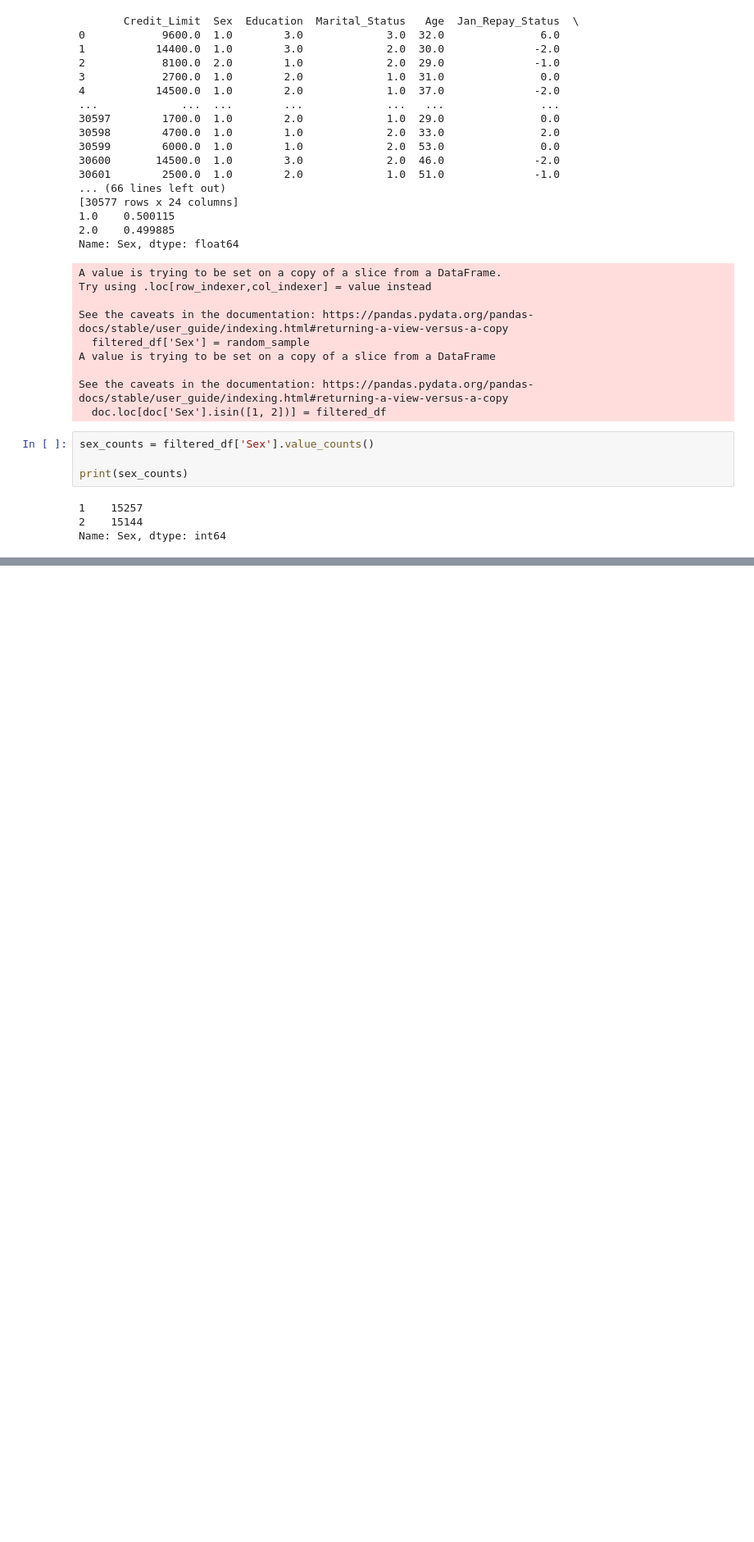
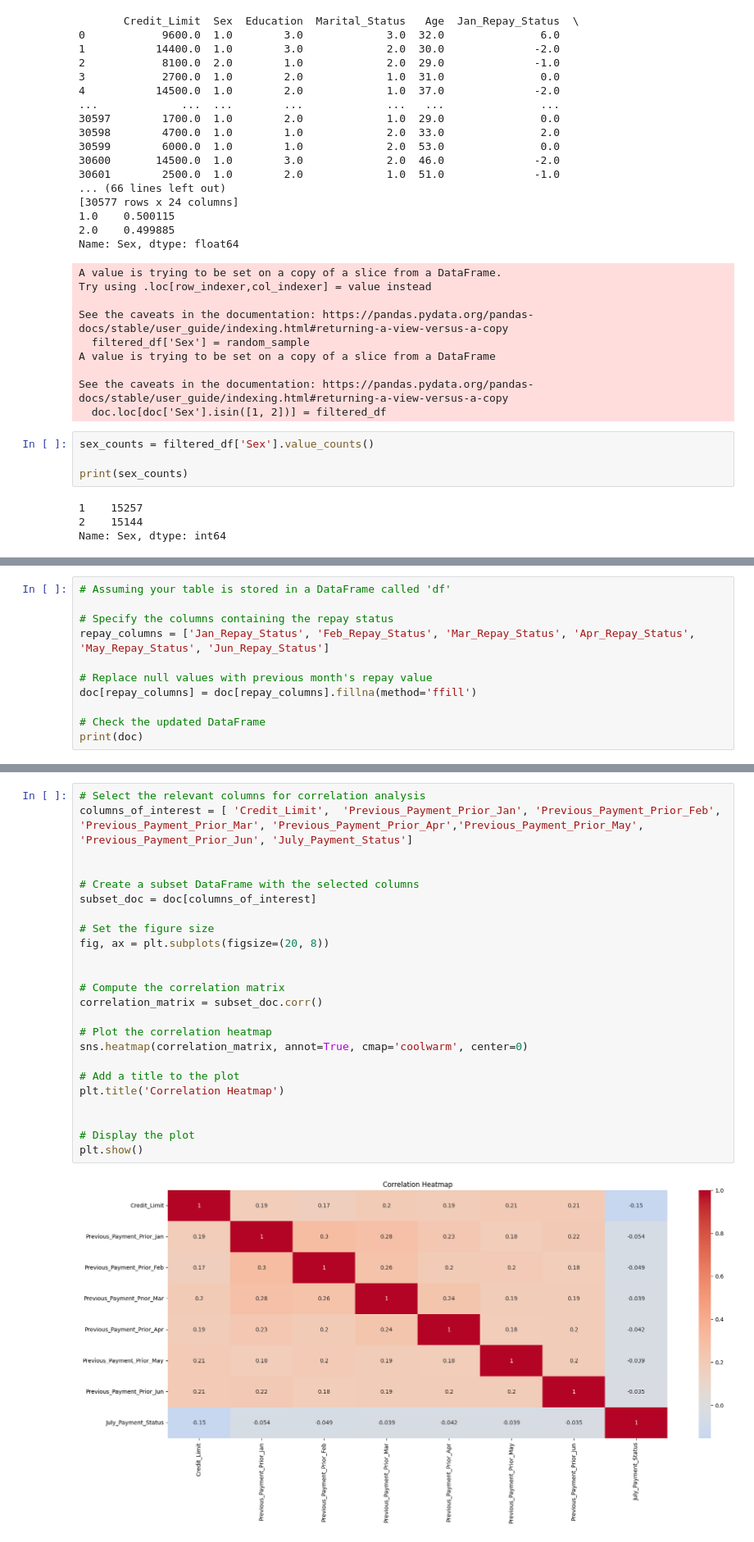
Before and after one commit to phycem/Finance-Machine-Learning-Applications, a Jupyter notebook: Risk_Management_and_Default_Detection.ipynb, the cells around one changed output, grey strips where cells are left out. Shown at 82% size. Saved outputs shown, nothing was run; the diff lists cells and outputs as text; blank space fills up the shorter version.

Commit message:
Finished manipulating repayment status by replacing it with previous month status (best correlated) and started previous month payment

```diff
--- a/Risk_Management_and_Default_Detection.ipynb
+++ b/Risk_Management_and_Default_Detection.ipynb
@@ -411,0 +414,11 @@ Name: Sex, dtype: int64
+# %%
+# Assuming your table is stored in a DataFrame called 'df'
+
+# Specify the columns containing the repay status
+repay_columns = ['Jan_Repay_Status', 'Feb_Repay_Status', 'Mar_Repay_Status', 'Apr_Repay_Status', 'May_Repay_Status', 'Jun_Repay_Status']
+
+# Replace null values with previous month's repay value
+doc[repay_columns] = doc[repay_columns].fillna(method='ffill')
+
+# Check the updated DataFrame
+print(doc)
@@ -411,0 +471,26 @@ Name: Sex, dtype: int64
+# %%
+# Select the relevant columns for correlation analysis
+columns_of_interest = [ 'Credit_Limit',  'Previous_Payment_Prior_Jan', 'Previous_Payment_Prior_Feb', 'Previous_Payment_Prior_Mar', 'Previous_Payment_Prior_Apr','Previous_Payment_Prior_May', 'Previous_Payment_Prior_Jun', 'July_Payment_Status']
+
+
+# Create a subset DataFrame with the selected columns
+subset_doc = doc[columns_of_interest]
+
+# Set the figure size
+fig, ax = plt.subplots(figsize=(20, 8))
+
+
+# Compute the correlation matrix
+correlation_matrix = subset_doc.corr()
+
+# Plot the correlation heatmap
+sns.heatmap(correlation_matrix, annot=True, cmap='coolwarm', center=0)
+
+# Add a title to the plot
+plt.title('Correlation Heatmap')
+
+
+# Display the plot
+plt.show()
+# %% [output]
+[figure, added]
```
Also changed, not shown: parts of 6 cells of this notebook.
